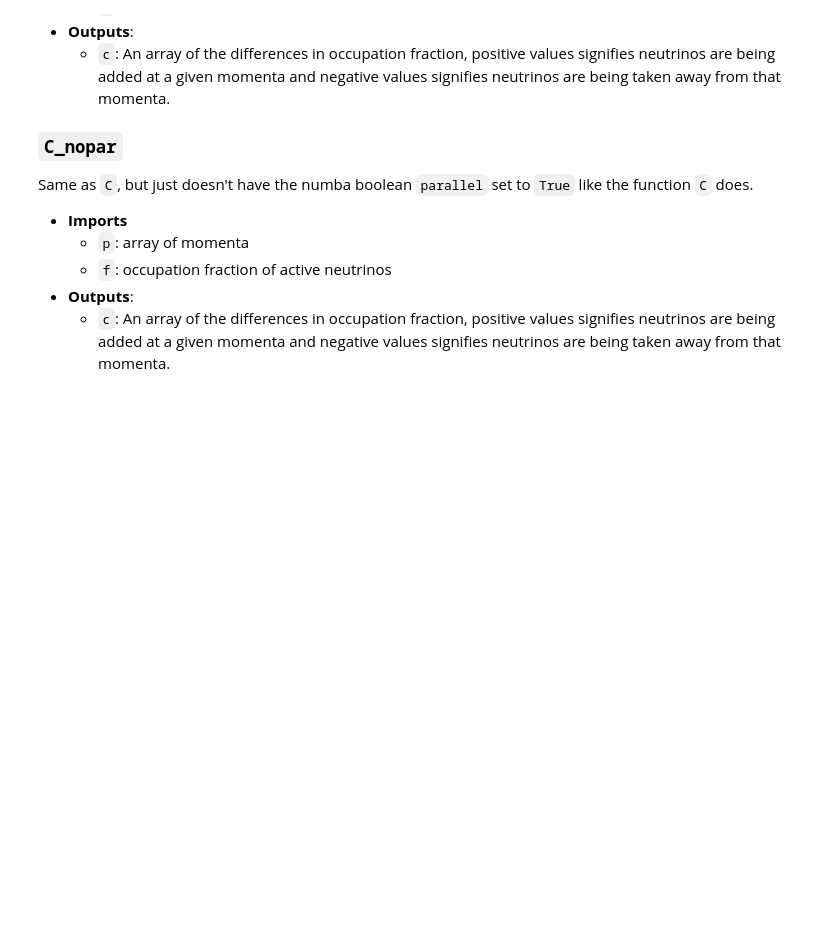
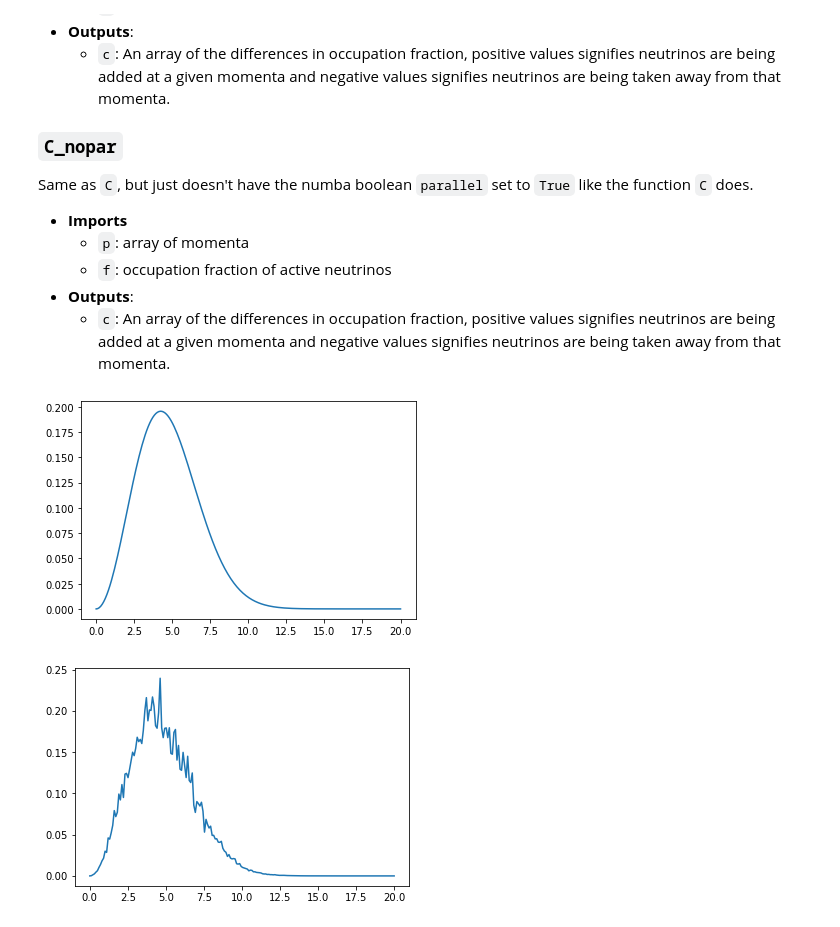
Before and after one commit to hannahrasmussen/nu_nu_coll, a Jupyter notebook: README.ipynb, the cells around one changed output. Drawn from its saved outputs; the diff is of its cells as text; code cells hidden in the pictures; blank space fills up the shorter version.

Commit message:
Added some code to compare new nu_nu_collisions python file to the old one

```diff
--- a/README.ipynb
+++ b/README.ipynb
@@ -298,3 +298,27 @@ Same as ``C``, but just doesn't have the numba boolean ``parallel`` set to ``Tru
     * ``f``: occupation fraction of active neutrinos
 * **Outputs**:
     * ``c``: An array of the differences in occupation fraction, positive values signifies neutrinos are being added at a given momenta and negative values signifies neutrinos are being taken away from that momenta.
+# %%
+import numpy as np
+import matplotlib.pyplot as plt
+import nu_nu_collisions as nu_nu_new
+import nu_nu_coll_old as nu_nu_old
+rg = np.random.default_rng(seed=2054)
+# %%
+p = np.linspace(0,20,200)
+a = 3
+f = np.sqrt(2/np.pi)*p**2*(np.e**((-p**2)/(2*a**2))/a**3) #thermal distribution
+
+plt.figure()
+plt.plot(p,f)
+plt.show()
+
+rand_arr = rg.standard_normal(len(p))
+f = (f*rand_arr/10)+f
+
+plt.figure()
+plt.plot(p,f)
+plt.show()
+# %% [output]
+[figure, added]
+[figure, added]
```
Also changed, not shown: parts of 1 cell of this notebook.
